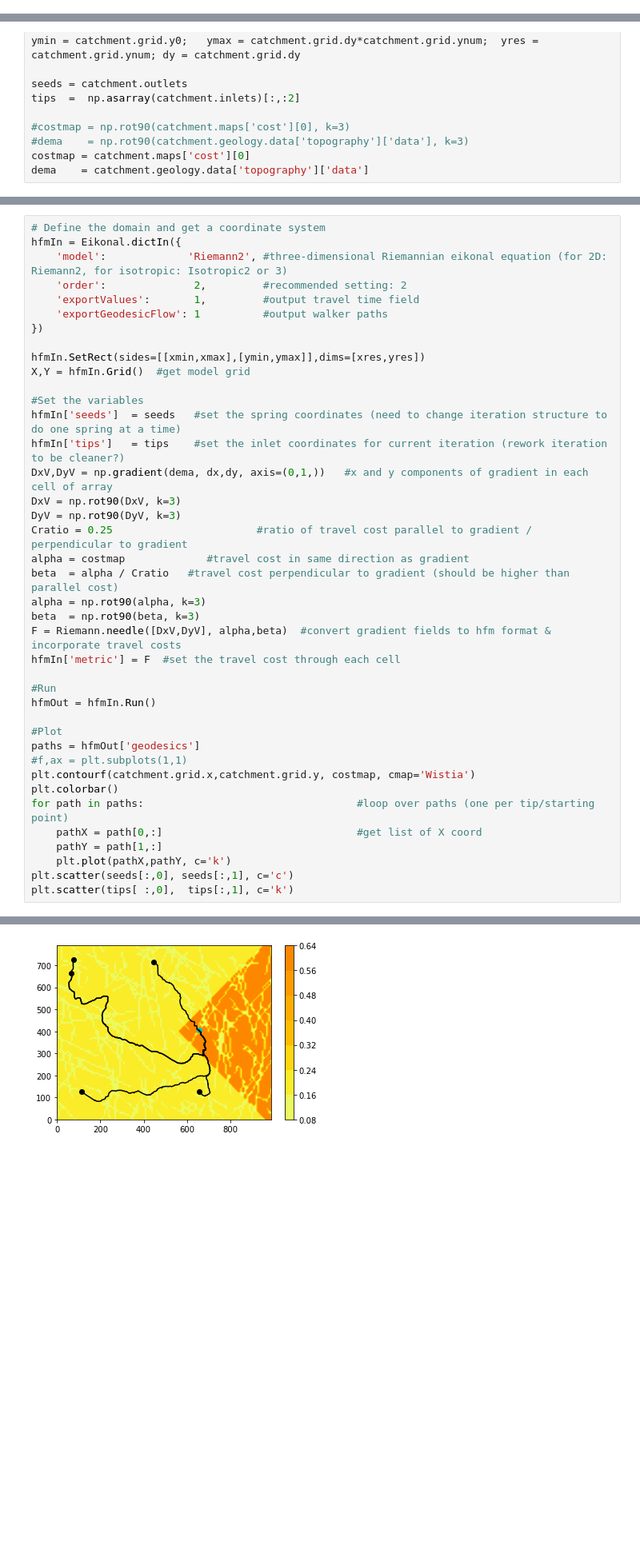
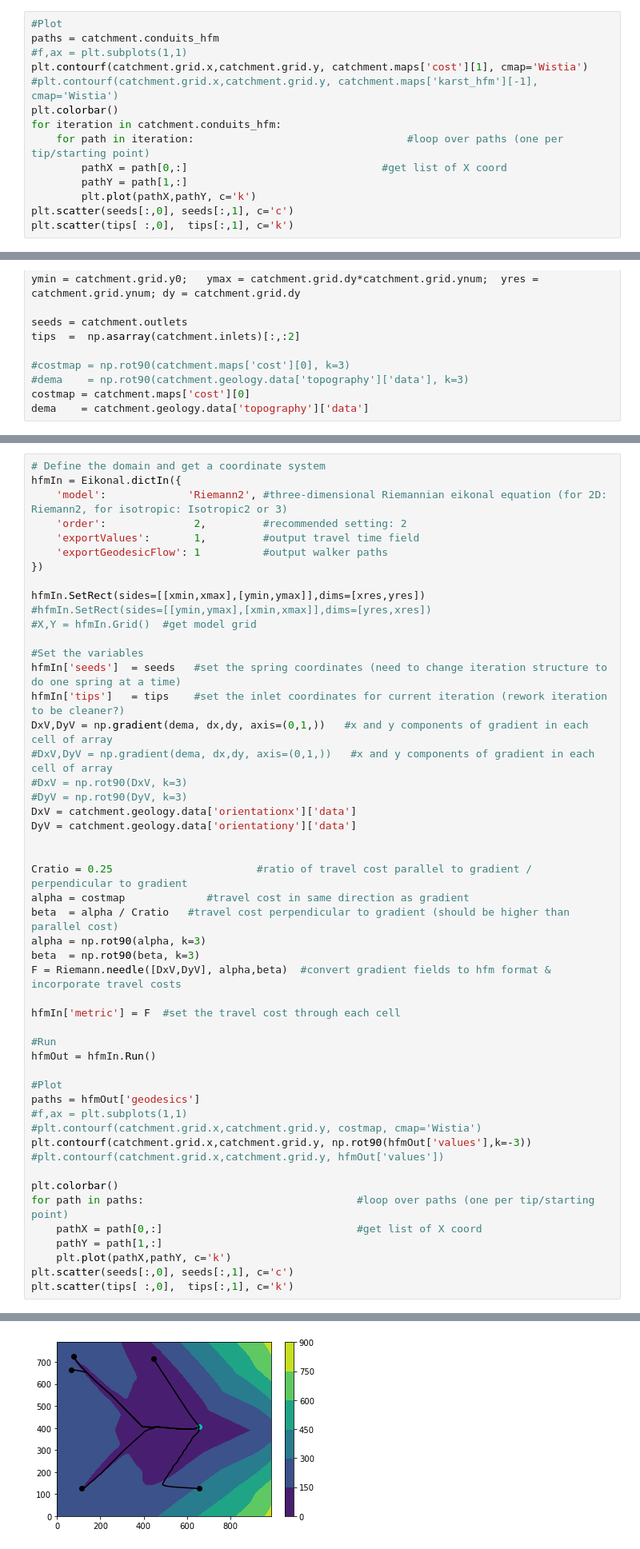
Before and after one commit to randlab/pyKasso, a Jupyter notebook: notebooks/pyKasso_HFM.ipynb, the cells around one changed output, grey strips where cells are left out. Shown at 80% size. Drawn from its saved outputs; the diff is of its cells as text; blank space fills up the shorter version.

```diff
--- a/notebooks/pyKasso_HFM.ipynb
+++ b/notebooks/pyKasso_HFM.ipynb
@@ -148,0 +152,14 @@ ax[4].set_aspect('equal')
+# %%
+#Plot
+paths = catchment.conduits_hfm
+#f,ax = plt.subplots(1,1)
+plt.contourf(catchment.grid.x,catchment.grid.y, catchment.maps['cost'][1], cmap='Wistia')
+#plt.contourf(catchment.grid.x,catchment.grid.y, catchment.maps['karst_hfm'][-1], cmap='Wistia')
+plt.colorbar()
+for iteration in catchment.conduits_hfm:
+    for path in iteration:                                  #loop over paths (one per tip/starting point)
+        pathX = path[0,:]                               #get list of X coord
+        pathY = path[1,:]
+        plt.plot(pathX,pathY, c='k')
+plt.scatter(seeds[:,0], seeds[:,1], c='c')
+plt.scatter(tips[ :,0],  tips[:,1], c='k')
@@ -207,20 +227,27 @@ hfmIn = Eikonal.dictIn({
 })
 
 hfmIn.SetRect(sides=[[xmin,xmax],[ymin,ymax]],dims=[xres,yres])
-X,Y = hfmIn.Grid()  #get model grid
+#hfmIn.SetRect(sides=[[ymin,ymax],[xmin,xmax]],dims=[yres,xres])
+#X,Y = hfmIn.Grid()  #get model grid
 
 #Set the variables
 hfmIn['seeds']  = seeds   #set the spring coordinates (need to change iteration structure to do one spring at a time)
 hfmIn['tips']   = tips    #set the inlet coordinates for current iteration (rework iteration to be cleaner?)
 DxV,DyV = np.gradient(dema, dx,dy, axis=(0,1,))   #x and y components of gradient in each cell of array
-DxV = np.rot90(DxV, k=3)
-DyV = np.rot90(DyV, k=3)
+#DxV,DyV = np.gradient(dema, dx,dy, axis=(0,1,))   #x and y components of gradient in each cell of array
+#DxV = np.rot90(DxV, k=3)
+#DyV = np.rot90(DyV, k=3)
+DxV = catchment.geology.data['orientationx']['data']
+DyV = catchment.geology.data['orientationy']['data']
+
+
 Cratio = 0.25                       #ratio of travel cost parallel to gradient / perpendicular to gradient
 alpha = costmap             #travel cost in same direction as gradient
 beta  = alpha / Cratio   #travel cost perpendicular to gradient (should be higher than parallel cost)
 alpha = np.rot90(alpha, k=3)
 beta  = np.rot90(beta, k=3)
 F = Riemann.needle([DxV,DyV], alpha,beta)  #convert gradient fields to hfm format & incorporate travel costs
+
 hfmIn['metric'] = F  #set the travel cost through each cell
 
 #Run
@@ -229,7 +256,10 @@ hfmOut = hfmIn.Run()
 #Plot
 paths = hfmOut['geodesics']
 #f,ax = plt.subplots(1,1)
-plt.contourf(catchment.grid.x,catchment.grid.y, costmap, cmap='Wistia')
+#plt.contourf(catchment.grid.x,catchment.grid.y, costmap, cmap='Wistia')
+plt.contourf(catchment.grid.x,catchment.grid.y, np.rot90(hfmOut['values'],k=-3))
+#plt.contourf(catchment.grid.x,catchment.grid.y, hfmOut['values'])
+
 plt.colorbar()
 for path in paths:                                  #loop over paths (one per tip/starting point)
     pathX = path[0,:]                               #get list of X coord
@@ -244,9 +274,9 @@ Fast marching solver completed in 0.008 s.
 Field geodesicSolver defaults to Discrete
 Field geodesicStep defaults to 0.25
 Field geodesicWeightThreshold defaults to 0.001
 Field geodesicVolumeBound defaults to 8.45
 <matplotlib.collections.PathCollection at 0x...>
-[figure, old version]
+[figure, new version]
 # %%
 values = hfmOut['values']
 plt.contourf(catchment.grid.x, catchment.grid.y, np.rot90(values, k=-3))
```
Also changed, not shown: parts of 9 cells of this notebook, 3 other files.
